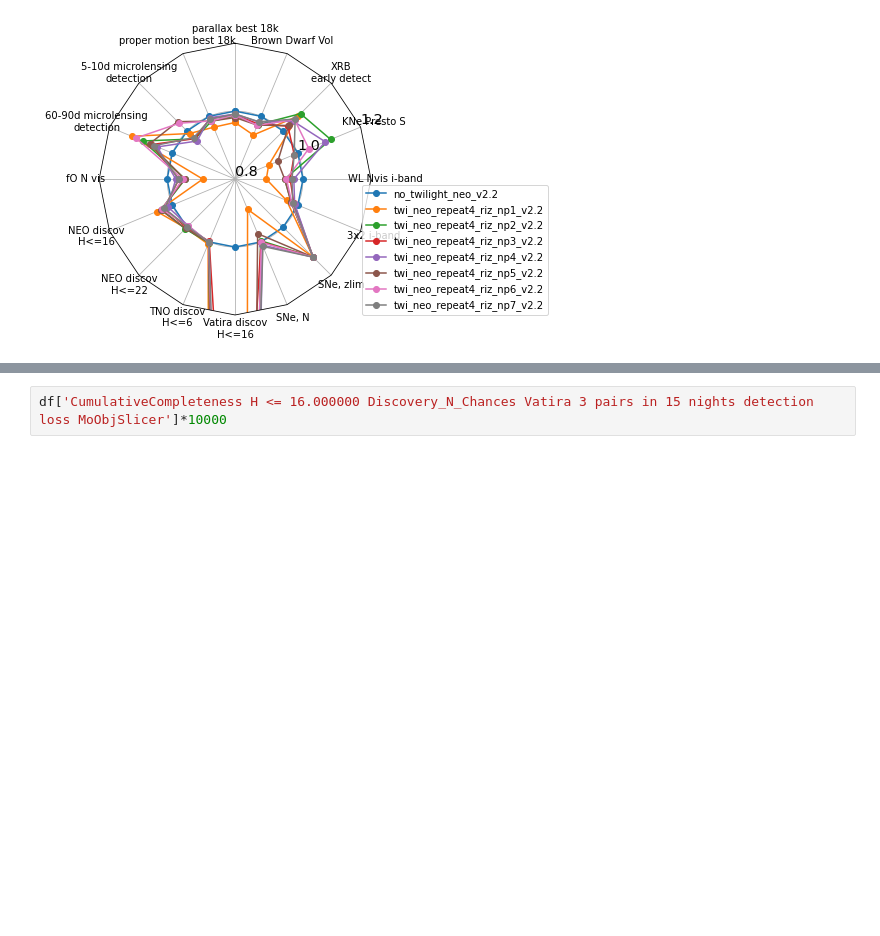
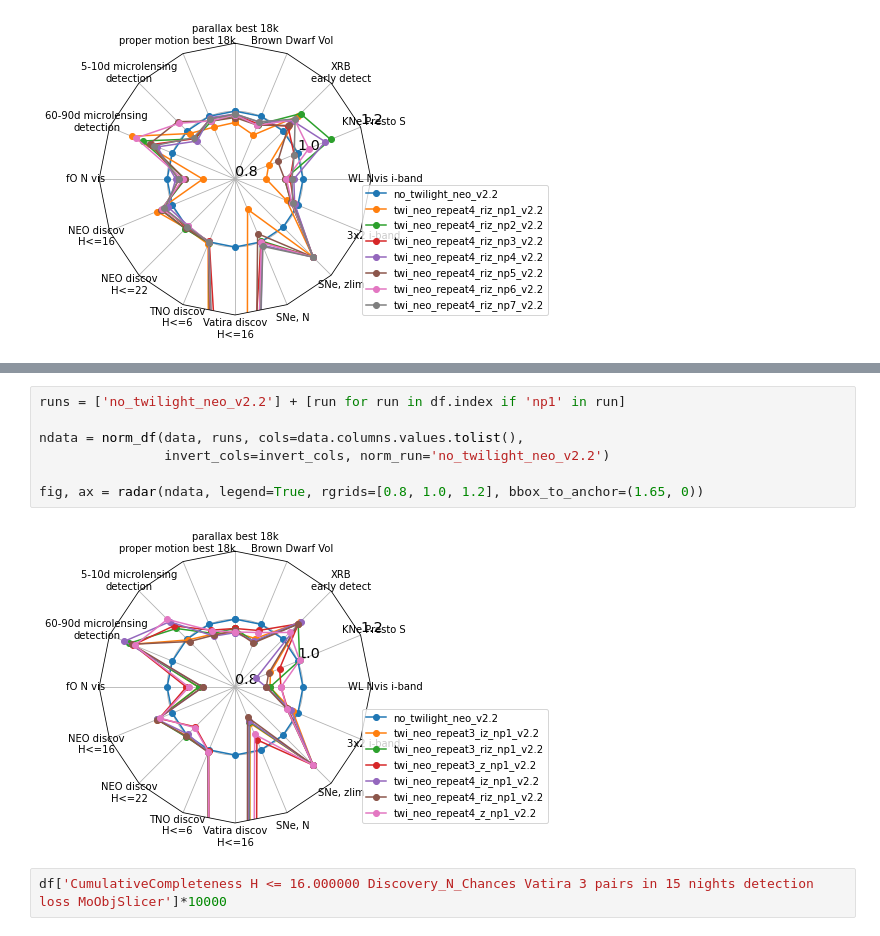
Before and after one commit to lsst-sims/sims_featureScheduler_runs2.2, a Jupyter notebook: twilight_neo/twilight_neo_radars.ipynb, the cells around one changed output, grey strips where cells are left out. Cells and saved outputs as stored; diff of their text form; blank space fills up the shorter version.

```diff
--- a/twilight_neo/twilight_neo_radars.ipynb
+++ b/twilight_neo/twilight_neo_radars.ipynb
@@ -165,3 +174,12 @@ fig, ax = radar(ndata, legend=True, rgrids=[0.8, 1.0, 1.2], bbox_to_anchor=(1.65
+# %%
+runs = ['no_twilight_neo_v2.2'] + [run for run in df.index if 'np1' in run]
+
+ndata = norm_df(data, runs, cols=data.columns.values.tolist(),
+                invert_cols=invert_cols, norm_run='no_twilight_neo_v2.2')
+
+fig, ax = radar(ndata, legend=True, rgrids=[0.8, 1.0, 1.2], bbox_to_anchor=(1.65, 0))
+# %% [output]
+[figure, added]
 # %%
 df['CumulativeCompleteness H <= 16.000000 Discovery_N_Chances Vatira 3 pairs in 15 nights detection loss MoObjSlicer']*10000
 # %% [output]
```
Also changed, not shown: parts of 4 cells of this notebook, 2 other files.
